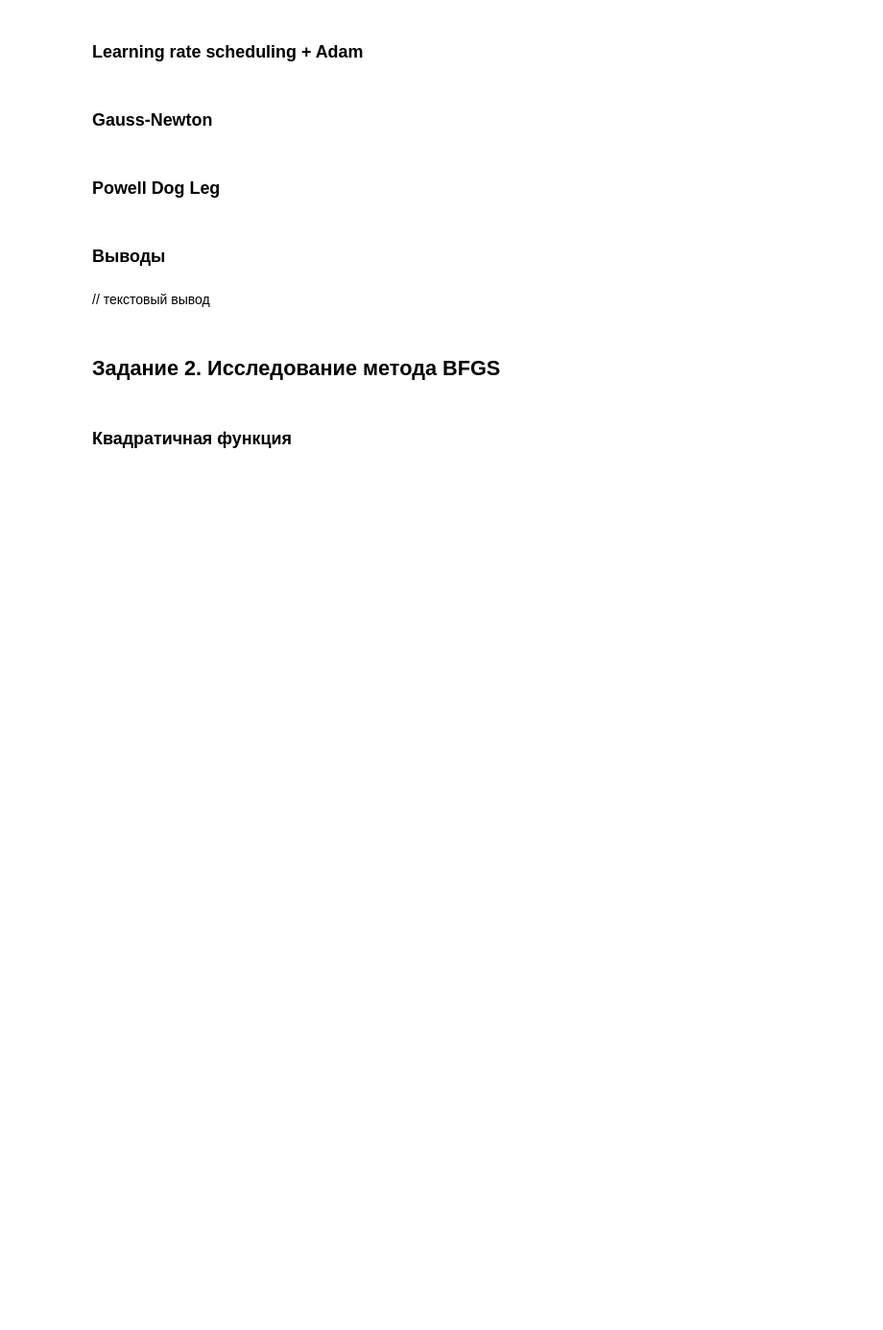
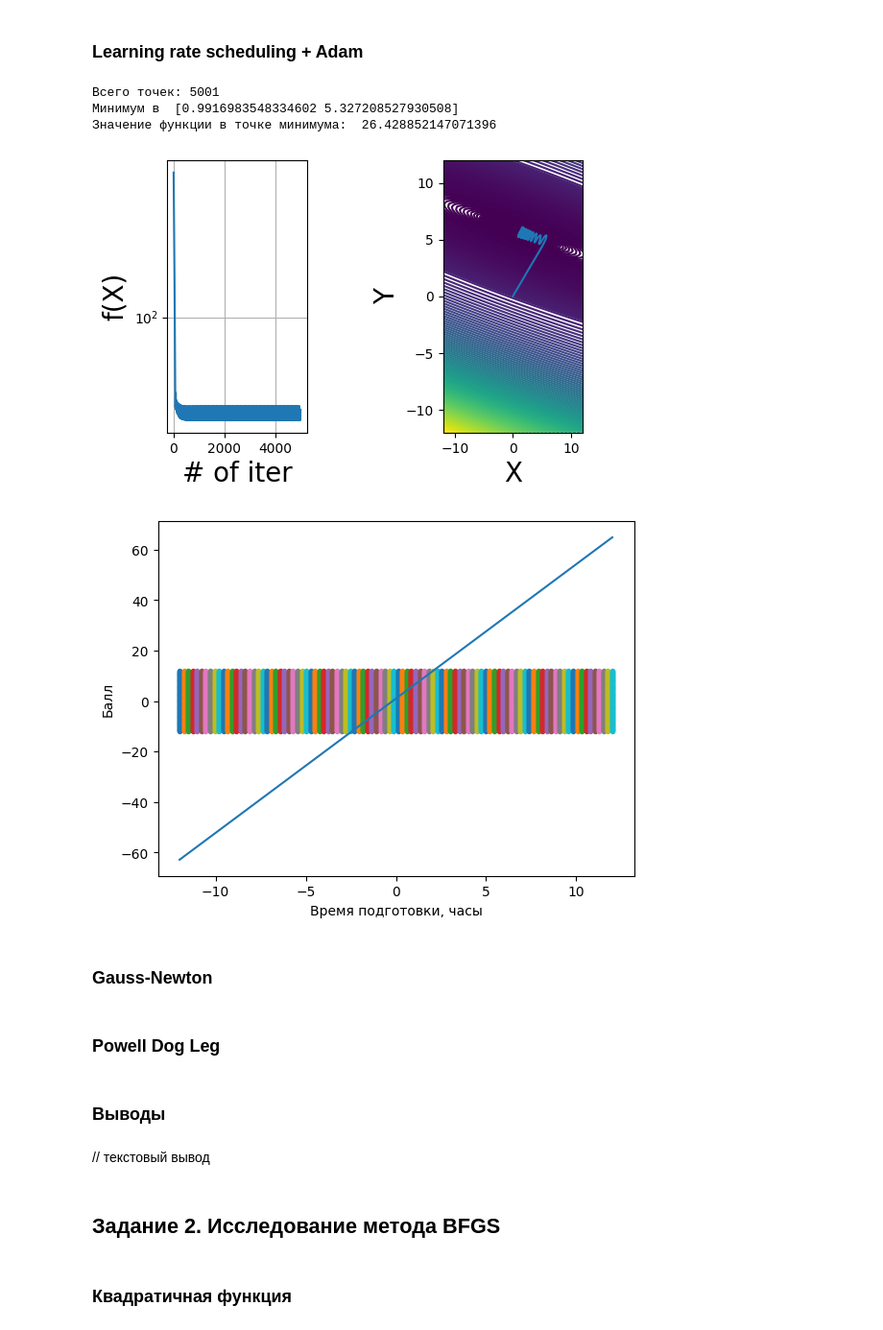
Before and after one commit to imorda/meth_lab4, a Jupyter notebook: paper.ipynb, the cells around one changed output. Shown at 96% size. Cells and saved outputs as stored; diff of their text form; code cells hidden in the pictures; blank space fills up the shorter version.

```diff
--- a/paper.ipynb
+++ b/paper.ipynb
@@ -27,3 +35,12 @@ import visualization
+# %%
+f, f_chunk = dataset.get_linear_loss_func(*dataset.get_data())
+visualization.linear_demo_2args(descent.adam_minibatch_descent(f=f_chunk, df=descent.numeric_gradient, x0=np.array([0.0, 0.0]), decay=descent.constant_lr_decay(1e-1), n_epochs=100, batch_size=2, tol=0.1), f)
+# %% [output]
+Всего точек: 5001
+Минимум в  [0.9916983548334602 5.327208527930508]
+Значение функции в точке минимума:  26.428852147071396
+[figure, added]
+[figure, added]
 # %% [markdown]
 ### Gauss-Newton
 # %%
```
Also changed, not shown: parts of 6 cells of this notebook, 6 other files.
